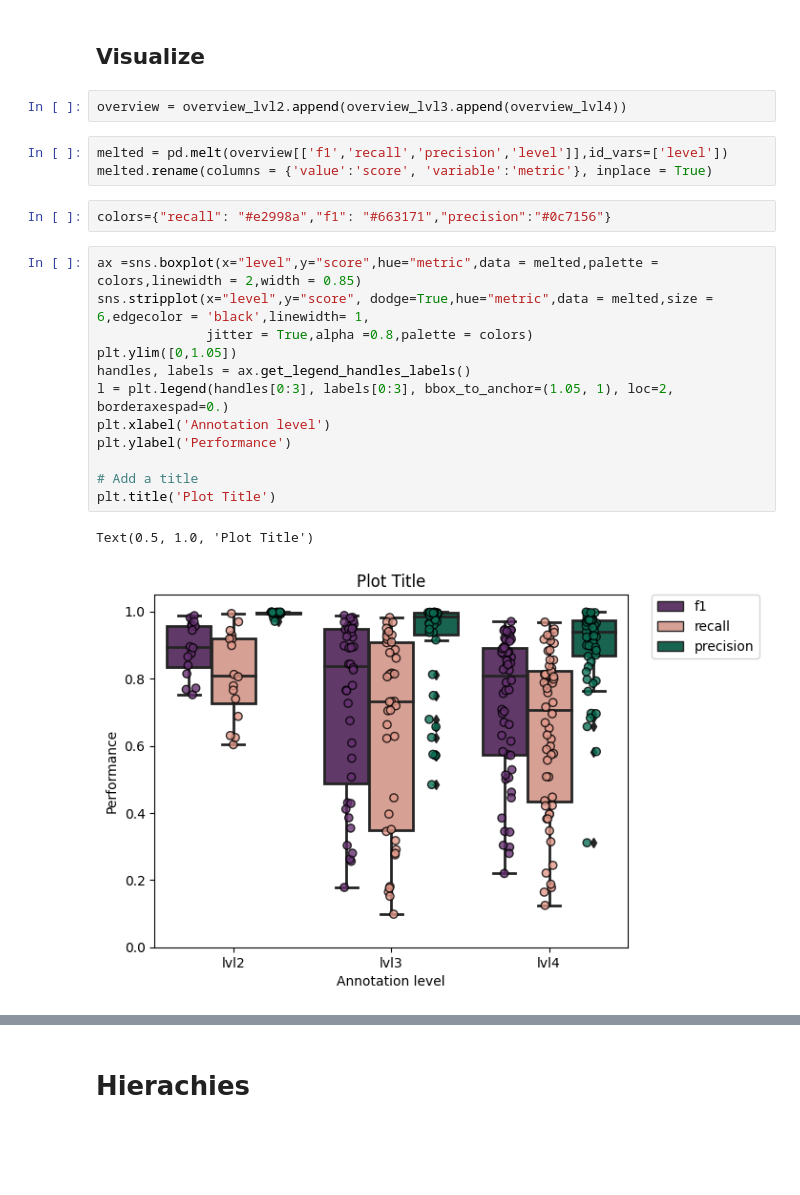
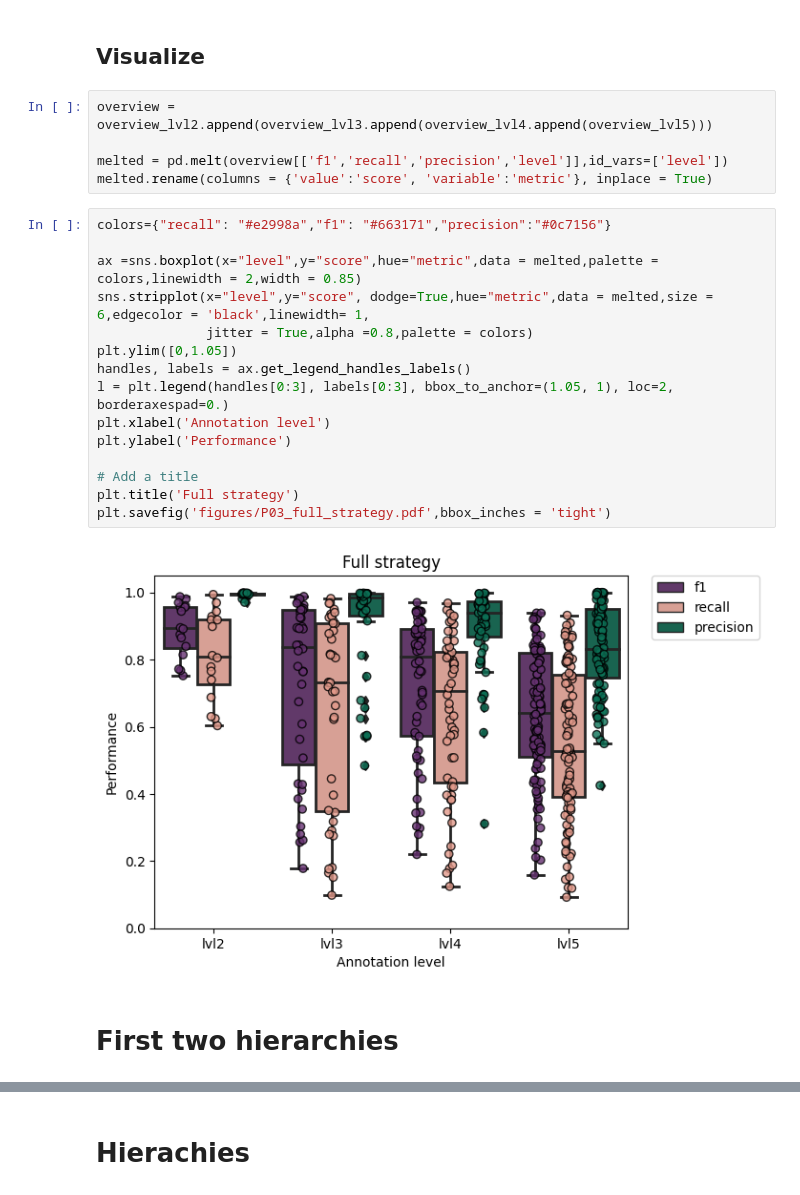
Before and after one commit to buettnerlab/reproducibility_convex_gating, a Jupyter notebook: Figure_5/P03_auswertung.ipynb, the cells around one changed output, grey strips where cells are left out. Drawn from its saved outputs; the diff is of its cells as text; blank space fills up the shorter version.

```diff
--- a/Figure_5/P03_auswertung.ipynb
+++ b/Figure_5/P03_auswertung.ipynb
@@ -82,24 +95,26 @@ to do
 # %% [markdown]
 ## Visualize
 # %%
-overview = overview_lvl2.append(overview_lvl3.append(overview_lvl4))
+overview = overview_lvl2.append(overview_lvl3.append(overview_lvl4.append(overview_lvl5)))
+
+melted = pd.melt(overview[['f1','recall','precision','level']],id_vars=['level'])
+melted.rename(columns = {'value':'score', 'variable':'metric'}, inplace = True)
-# %%
-melted = pd.melt(overview[['f1','recall','precision','level']],id_vars=['level'])
-melted.rename(columns = {'value':'score', 'variable':'metric'}, inplace = True)
 # %%
 colors={"recall": "#e2998a","f1": "#663171","precision":"#0c7156"}
+
+ax =sns.boxplot(x="level",y="score",hue="metric",data = melted,palette = colors,linewidth = 2,width = 0.85)
+sns.stripplot(x="level",y="score", dodge=True,hue="metric",data = melted,size = 6,edgecolor = 'black',linewidth= 1,
+              jitter = True,alpha =0.8,palette = colors)
+plt.ylim([0,1.05])
+handles, labels = ax.get_legend_handles_labels()
+l = plt.legend(handles[0:3], labels[0:3], bbox_to_anchor=(1.05, 1), loc=2, borderaxespad=0.)
+plt.xlabel('Annotation level')
+plt.ylabel('Performance')
+
+# Add a title
+plt.title('Full strategy')
+plt.savefig('figures/P03_full_strategy.pdf',bbox_inches = 'tight')
+# %% [output]
+[figure, added]
-# %%
-ax =sns.boxplot(x="level",y="score",hue="metric",data = melted,palette = colors,linewidth = 2,width = 0.85)
-sns.stripplot(x="level",y="score", dodge=True,hue="metric",data = melted,size = 6,edgecolor = 'black',linewidth= 1,
-              jitter = True,alpha =0.8,palette = colors)
-plt.ylim([0,1.05])
-handles, labels = ax.get_legend_handles_labels()
-l = plt.legend(handles[0:3], labels[0:3], bbox_to_anchor=(1.05, 1), loc=2, borderaxespad=0.)
-plt.xlabel('Annotation level')
-plt.ylabel('Performance')
-
-# Add a title
-plt.title('Plot Title')
-# %% [output]
-Text(0.5, 1.0, 'Plot Title')
-[figure, removed]
+# %% [markdown]
+# First two hierarchies
```
Also changed, not shown: parts of 58 cells of this notebook, 5 other files.
